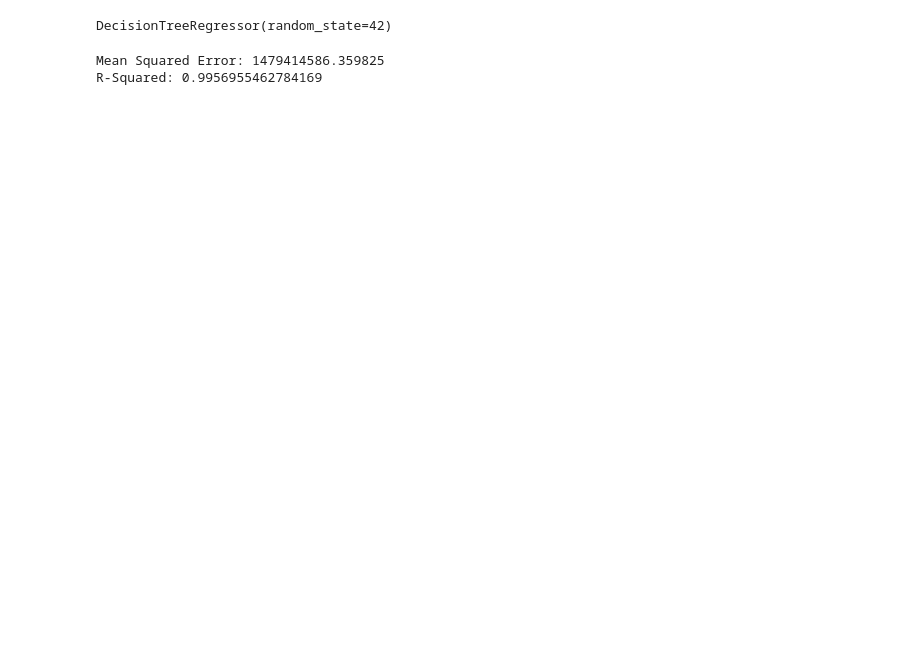
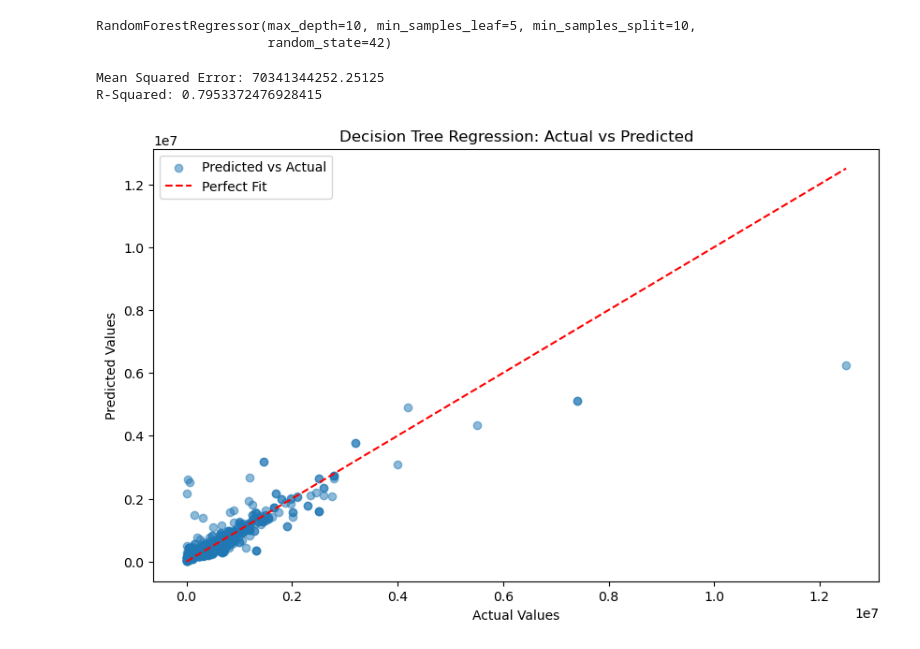
Before and after one commit to jhovanisabuchi/DS-midterm_project, a Jupyter notebook: code/u_model_training.ipynb, the cells around one changed output. Drawn from its saved outputs; the diff is of its cells as text; code cells hidden in the pictures; blank space fills up the shorter version.

Commit message:
decision tree change + deep learning model

```diff
--- a/code/u_model_training.ipynb
+++ b/code/u_model_training.ipynb
@@ -64,10 +65,11 @@ X = df_processed.drop(columns=[target_column])
 y = df_processed[target_column]
 X_train, X_test, y_train, y_test = train_test_split(X, y, test_size=0.2, random_state=42)
 # %%
-model = DecisionTreeRegressor(random_state=42)
+model = RandomForestRegressor(n_estimators=100, max_depth=10, min_samples_split=10, min_samples_leaf=5, random_state=42)
 model.fit(X_train, y_train)
 # %% [output]
-DecisionTreeRegressor(random_state=42)
+RandomForestRegressor(max_depth=10, min_samples_leaf=5, min_samples_split=10,
+                      random_state=42)
 # %%
 predictions = model.predict(X_test)
 mse = mean_squared_error(y_test, predictions)
@@ -75,5 +77,16 @@ r2 = r2_score(y_test, predictions)
 print(f"Mean Squared Error: {mse}")
 print(f"R-Squared: {r2}")
 # %% [output]
-Mean Squared Error: 1479414586.359825
-R-Squared: 0.9956955462784169
+Mean Squared Error: 70341344252.25125
+R-Squared: 0.7953372476928415
+# %%
+plt.figure(figsize=(10, 6))
+plt.scatter(y_test, predictions, alpha=0.5, label='Predicted vs Actual')
+plt.plot([min(y_test), max(y_test)], [min(y_test), max(y_test)], color='red', linestyle='--', label='Perfect Fit')
+plt.xlabel("Actual Values")
+plt.ylabel("Predicted Values")
+plt.title("Decision Tree Regression: Actual vs Predicted")
+plt.legend()
+plt.show()
+# %% [output]
+[figure, added]
```
Also changed, not shown: parts of 1 cell of this notebook.
